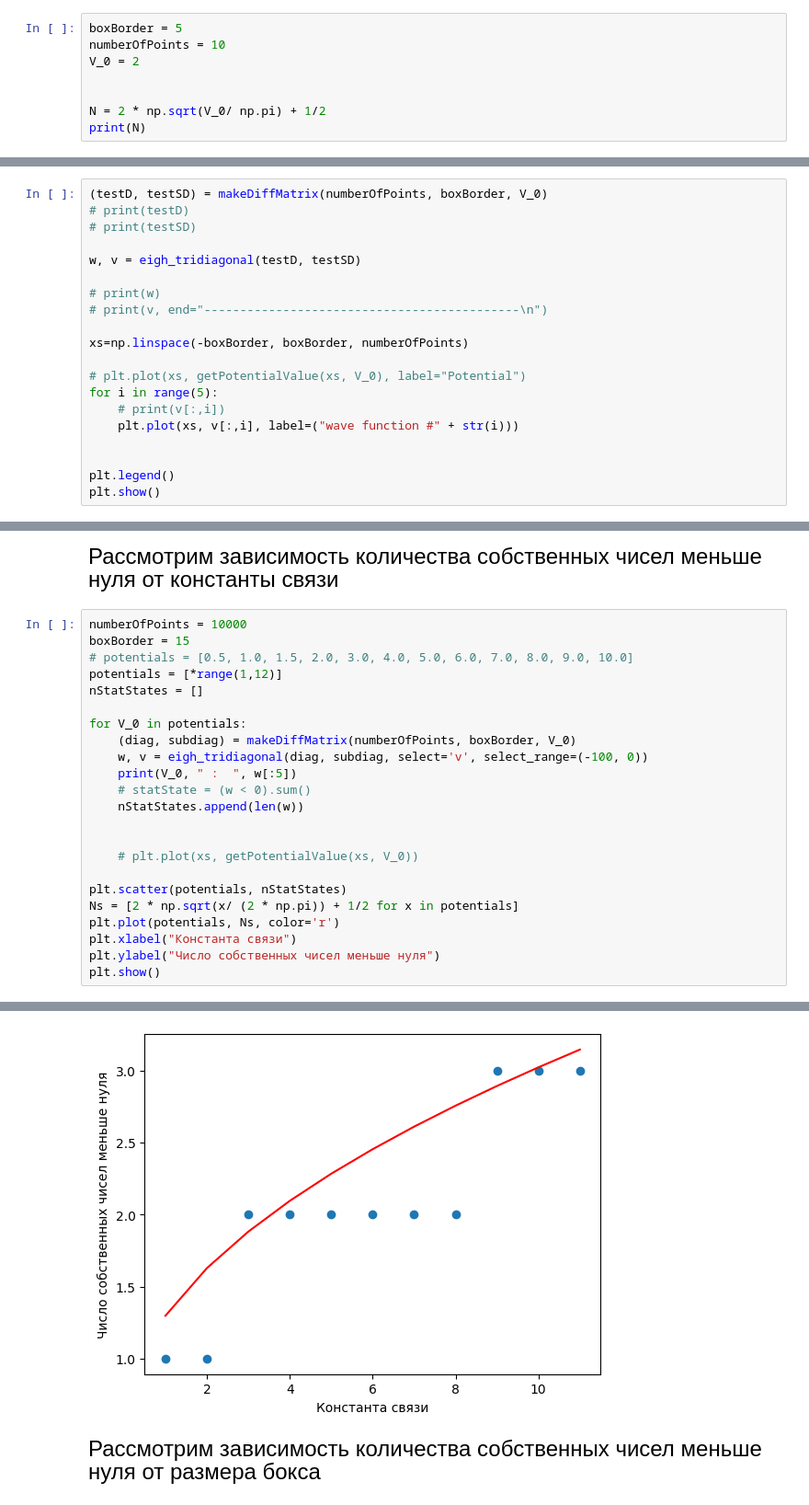
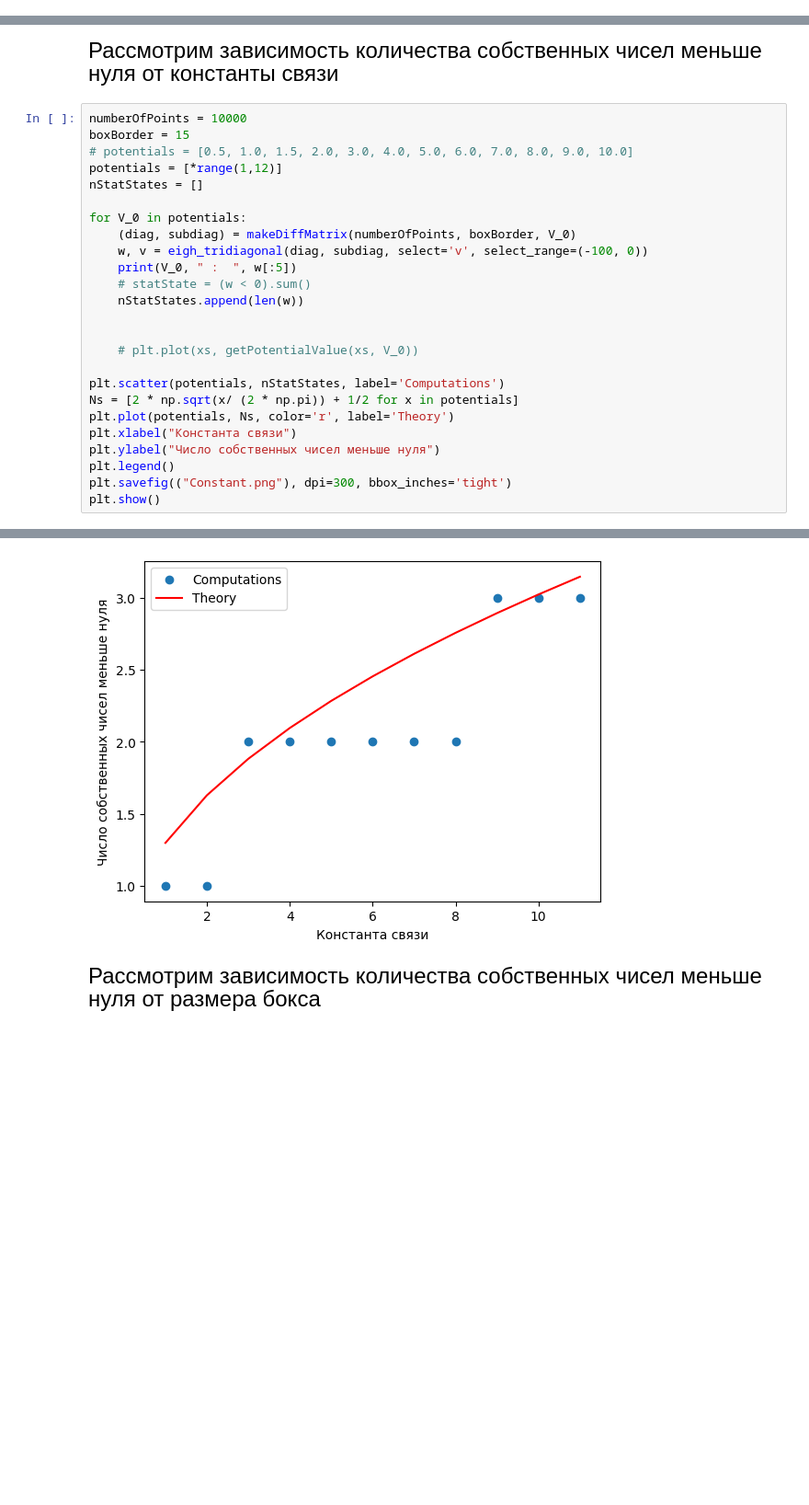
Before and after one commit to NeuTron1943/SpectralTasks, a Jupyter notebook: Task_1/task1_main.ipynb, the cells around one changed output, grey strips where cells are left out. Shown at 92% size. Cells and saved outputs as stored; diff of their text form; blank space fills up the shorter version.

```diff
--- a/Task_1/task1_main.ipynb
+++ b/Task_1/task1_main.ipynb
@@ -37,11 +37,3 @@ def makeDiffMatrix(n: int, R: np.double, v_0: np.double) -> np.ndarray:
 
     # return diags([diagonal, subDiagonal, subDiagonal], [0, -1, 1])
     return (diagonal, subDiagonal)
-# %%
-boxBorder = 5
-numberOfPoints = 10
-V_0 = 2
-
-
-N = 2 * np.sqrt(V_0/ np.pi) + 1/2
-print(N)
@@ -50,20 +39,0 @@ print(N)
-# %%
-(testD, testSD) = makeDiffMatrix(numberOfPoints, boxBorder, V_0)
-# print(testD)
-# print(testSD)
-
-w, v = eigh_tridiagonal(testD, testSD)
-
-# print(w)
-# print(v, end="--------------------------------------------\n")
-
-xs=np.linspace(-boxBorder, boxBorder, numberOfPoints)
-
-# plt.plot(xs, getPotentialValue(xs, V_0), label="Potential")
-for i in range(5):
-    # print(v[:,i])
-    plt.plot(xs, v[:,i], label=("wave function #" + str(i)))
-
-
-plt.legend()
-plt.show()
@@ -77,36 +45,38 @@ boxBorder = 15
 # potentials = [0.5, 1.0, 1.5, 2.0, 3.0, 4.0, 5.0, 6.0, 7.0, 8.0, 9.0, 10.0]
 potentials = [*range(1,12)]
 nStatStates = []
 
 for V_0 in potentials:
     (diag, subdiag) = makeDiffMatrix(numberOfPoints, boxBorder, V_0)
     w, v = eigh_tridiagonal(diag, subdiag, select='v', select_range=(-100, 0))
     print(V_0, " :  ", w[:5])
     # statState = (w < 0).sum()
     nStatStates.append(len(w))
 
 
     # plt.plot(xs, getPotentialValue(xs, V_0))
 
-plt.scatter(potentials, nStatStates)
+plt.scatter(potentials, nStatStates, label='Computations')
 Ns = [2 * np.sqrt(x/ (2 * np.pi)) + 1/2 for x in potentials]
-plt.plot(potentials, Ns, color='r')
+plt.plot(potentials, Ns, color='r', label='Theory')
 plt.xlabel("Константа связи")
 plt.ylabel("Число собственных чисел меньше нуля")
+plt.legend()
+plt.savefig(("Constant.png"), dpi=300, bbox_inches='tight')
 plt.show()
 # %% [output]
 1  :   [-0.35399195]
 2  :   [-0.95478035]
 3  :   [-1.64146616 -0.00729761]
 4  :   [-2.37544014 -0.15085686]
 5  :   [-3.14033547 -0.40612305]
 6  :   [-3.92744259 -0.7397841 ]
 7  :   [-4.7314869  -1.13132612]
 8  :   [-5.54899229 -1.56784625]
 9  :   [-6.37752654e+00 -2.04061688e+00 -1.23906717e-03]
 10  :   [-7.21530995 -2.543412   -0.07915985]
 11  :   [-8.06099429 -3.07160685 -0.21926024]
-[figure, old version]
+[figure, new version]
 # %% [markdown]
 <font size="5">Рассмотрим зависимость количества собственных чисел меньше нуля от размера бокса </font>
 # %%
```
Also changed, not shown: parts of 4 cells of this notebook, 28 other files.
